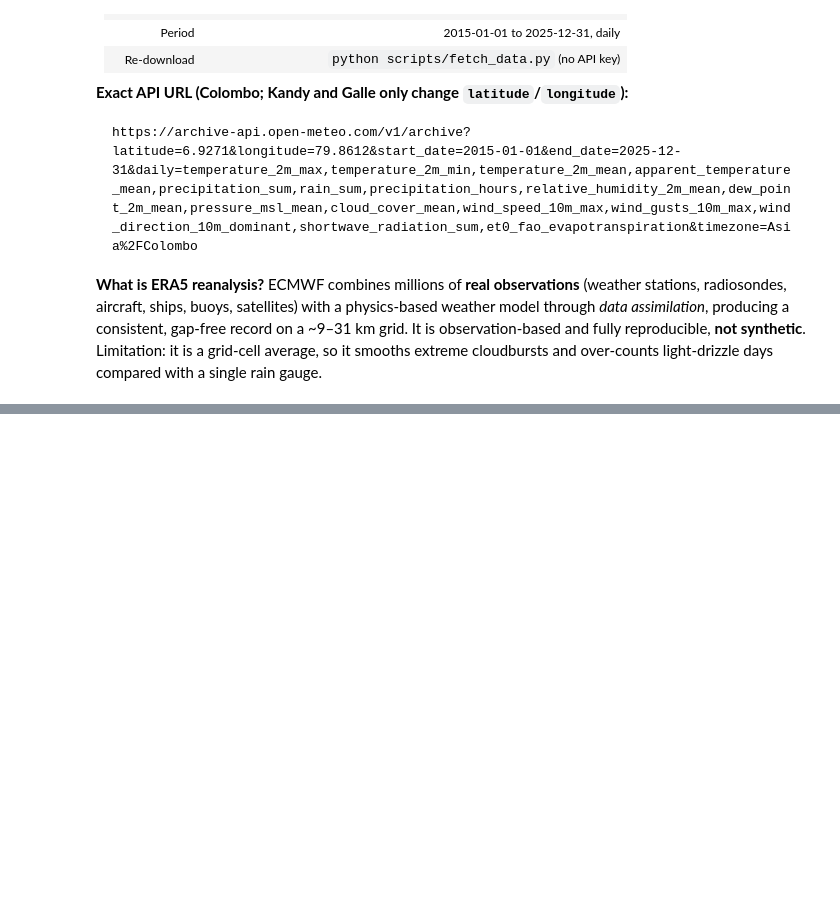
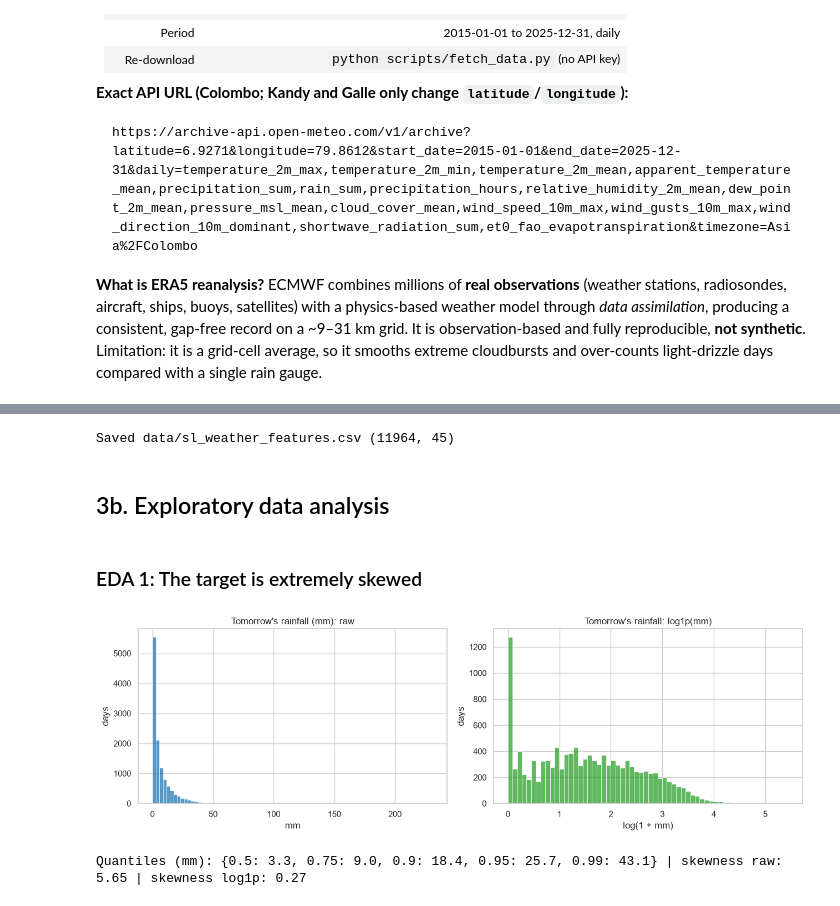
Before and after one commit to SinethNR/sl-rainfall-ensemble, a Jupyter notebook: ensemble_analysis.ipynb, the cells around one changed output, grey strips where cells are left out. Drawn from its saved outputs; the diff is of its cells as text; code cells hidden in the pictures; blank space fills up the shorter version.

Commit message:
Stage 3: data cleaning, Sri Lankan feature engineering and EDA
Co-Authored-By: Claude Opus 5.5 (1M context) <noreply@anthropic.com>

```diff
--- a/ensemble_analysis.ipynb
+++ b/ensemble_analysis.ipynb
@@ -81,0 +241,26 @@ _To be completed in the next stage._
+# %%
+TARGET = "rain_tomorrow_mm"
+CAT_FEATURES = ["city", "monsoon_season"]
+NUM_FEATURES = [
+    "rain_mm", "rain_lag1", "rain_lag2", "rain_lag3",
+    "rain_roll3", "rain_roll7", "rain_roll14", "rain_roll30",
+    "wet_streak", "dry_streak", "precipitation_hours", "precip_hours_lag1",
+    "temperature_2m_max", "temperature_2m_min", "temperature_2m_mean", "apparent_temperature_mean", "temp_range",
+    "relative_humidity_2m_mean", "humidity_change_1d", "dew_point_2m_mean", "dewpoint_depression",
+    "pressure_msl_mean", "pressure_change_1d", "cloud_cover_mean",
+    "wind_speed_10m_max", "wind_gusts_10m_max", "wind_u", "wind_v",
+    "shortwave_radiation_sum", "et0_fao_evapotranspiration",
+    "month", "doy_sin", "doy_cos", "elevation_m",
+    "rain_today_colombo", "rain_today_kandy", "rain_today_galle",
+]
+FEATURES = NUM_FEATURES + CAT_FEATURES
+
+# Time-based split: no shuffling, the model never sees the future
+feat["split"] = np.select(
+    [feat["date"] < "2023-01-01", feat["date"] < "2024-01-01"],
+    ["train", "valid"], default="test")
+
+summary = feat.groupby("split").agg(rows=("date", "size"), start=("date", "min"), end=("date", "max"),
+                                    mean_target_mm=(TARGET, "mean"), heavy_rain_share=("rain_tomorrow_event", "mean"))
+print(f"{len(FEATURES)} features ({len(NUM_FEATURES)} numeric + {len(CAT_FEATURES)} categorical)")
+summary.loc[["train", "valid", "test"]].round(3)
@@ -81,0 +274,31 @@ _To be completed in the next stage._
+# %%
+# Save the engineered dataset for Stage 4 and the dashboard
+feat.to_csv("data/sl_weather_features.csv", index=False)
+print("Saved data/sl_weather_features.csv", feat.shape)
+# %% [output]
+Saved data/sl_weather_features.csv (11964, 45)
+# %% [markdown]
+## 3b. Exploratory data analysis
+# %%
+import matplotlib.pyplot as plt
+import seaborn as sns
+
+sns.set_theme(style="whitegrid", context="notebook")
+CITY_COLORS = {"Colombo": "#1f77b4", "Kandy": "#2ca02c", "Galle": "#ff7f0e"}
+FIG_DIR = Path("figures"); FIG_DIR.mkdir(exist_ok=True)
+# %% [markdown]
+### EDA 1: The target is extremely skewed
+# %%
+fig, axes = plt.subplots(1, 2, figsize=(13, 4.2))
+sns.histplot(feat[TARGET], bins=80, ax=axes[0], color="#1f77b4")
+axes[0].set(title="Tomorrow's rainfall (mm): raw", xlabel="mm", ylabel="days")
+sns.histplot(np.log1p(feat[TARGET]), bins=60, ax=axes[1], color="#2ca02c")
+axes[1].set(title="Tomorrow's rainfall: log1p(mm)", xlabel="log(1 + mm)", ylabel="days")
+plt.tight_layout(); plt.savefig(FIG_DIR / "eda_target_distribution.png", dpi=130); plt.show()
+
+q = feat[TARGET].quantile([.5, .75, .9, .95, .99]).round(1)
+print("Quantiles (mm):", q.to_dict(), "| skewness raw:", round(feat[TARGET].skew(), 2),
+      "| skewness log1p:", round(np.log1p(feat[TARGET]).skew(), 2))
+# %% [output]
+[figure, added]
+Quantiles (mm): {0.5: 3.3, 0.75: 9.0, 0.9: 18.4, 0.95: 25.7, 0.99: 43.1} | skewness raw: 5.65 | skewness log1p: 0.27
```
Also changed, not shown: parts of 32 cells of this notebook, 8 other files.
